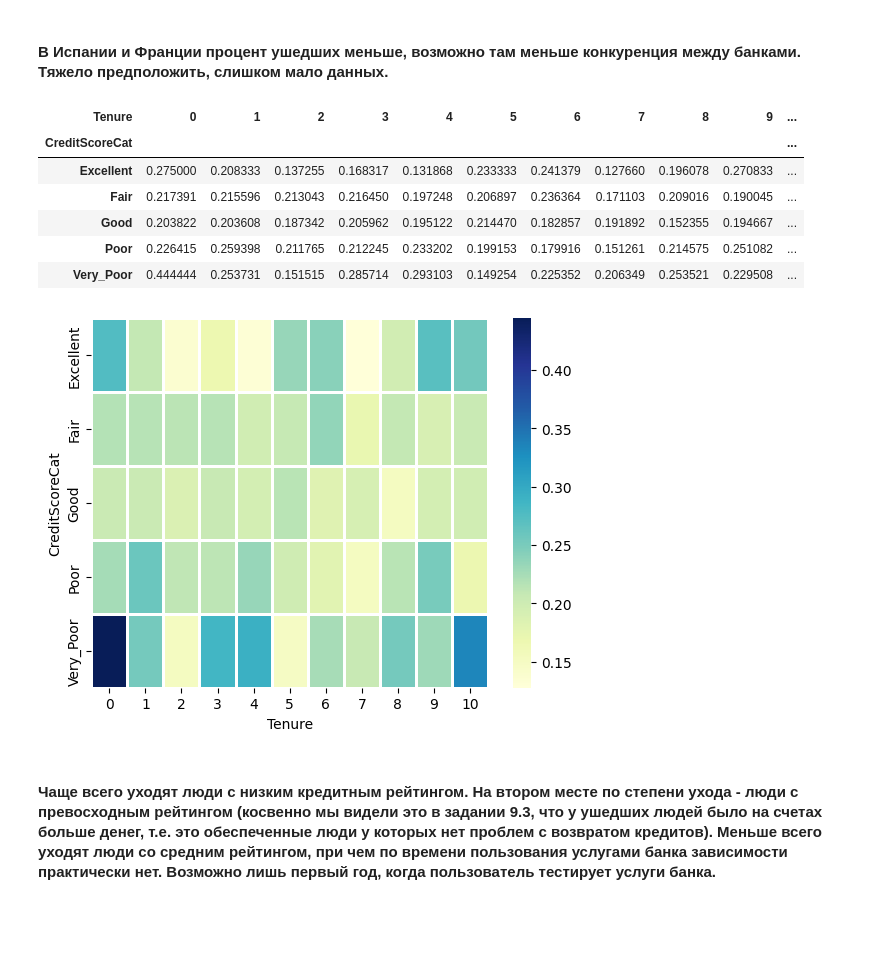
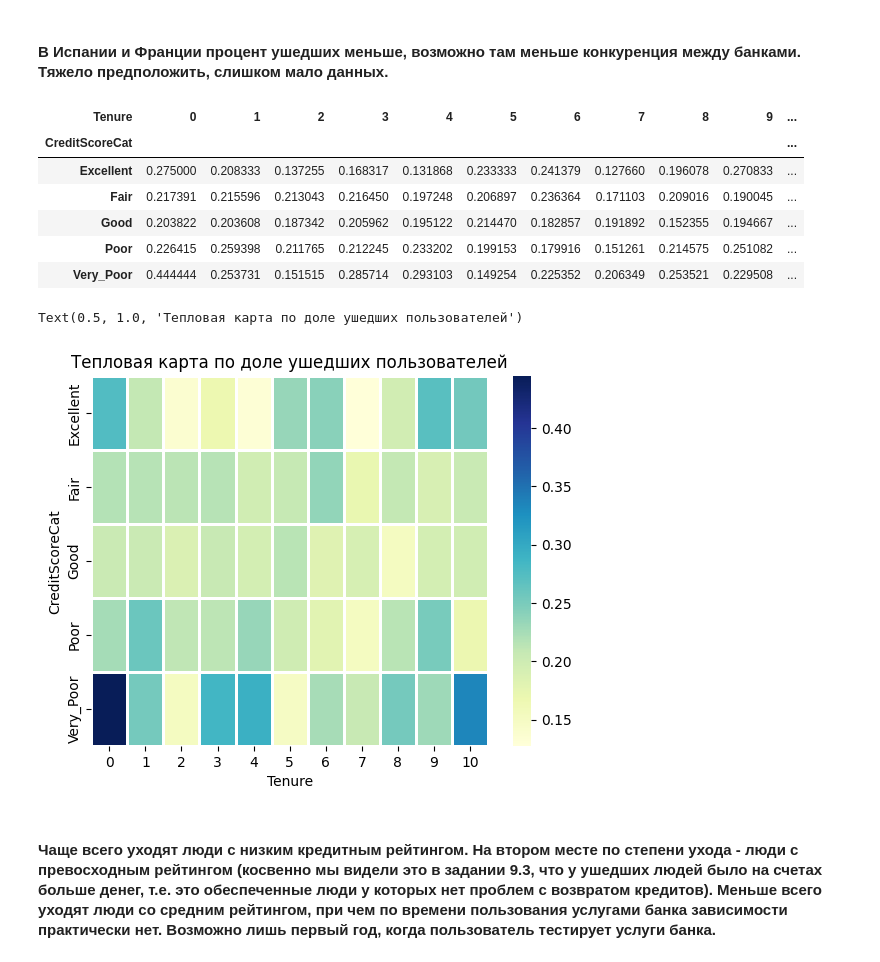
Before and after one commit to vinokurov07/vin, a Jupyter notebook: SkillFactory/PY-13. Визуализация данных/Unit 9_Practice.ipynb, the cells around one changed output. Saved outputs shown, nothing was run; the diff lists cells and outputs as text; code cells hidden in the pictures; blank space fills up the shorter version.

```diff
--- a/SkillFactory/PY-13. Визуализация данных/Unit 9_Practice.ipynb
+++ b/SkillFactory/PY-13. Визуализация данных/Unit 9_Practice.ipynb
@@ -224,34 +232,36 @@ def get_credit_score_cat(credit_score):
         return "Good"
     elif credit_score >= 781 and credit_score < 851:
         return "Excellent"
     elif credit_score >= 851:
         return "Top"
     elif credit_score < 300:
         return "Deep"
 credit_exited = pd.read_csv('data/churn.csv')
 credit_exited['CreditScoreCat'] = credit_exited['CreditScore'].apply(get_credit_score_cat)
 
 credit_tenure_pivot = credit_exited.pivot_table(
     values='Exited',
     index='CreditScoreCat',
     columns='Tenure',
     aggfunc='mean'
 )
 display(credit_tenure_pivot)
 fig = sns.heatmap(
     credit_tenure_pivot,
     linewidth=1,
     #linecolor='w',
-    cmap='YlGnBu'
+    cmap='YlGnBu',
 )
+fig.set_title('Тепловая карта по доле ушедших пользователей')
 # %% [output]
 | Tenure | 0 | 1 | 2 | 3 | 4 | 5 | 6 | 7 | 8 | 9 | ... |
 | CreditScoreCat |  |  |  |  |  |  |  |  |  |  | ... |
 | Excellent | 0.275000 | 0.208333 | 0.137255 | 0.168317 | 0.131868 | 0.233333 | 0.241379 | 0.127660 | 0.196078 | 0.270833 | ... |
 | Fair | 0.217391 | 0.215596 | 0.213043 | 0.216450 | 0.197248 | 0.206897 | 0.236364 | 0.171103 | 0.209016 | 0.190045 | ... |
 | Good | 0.203822 | 0.203608 | 0.187342 | 0.205962 | 0.195122 | 0.214470 | 0.182857 | 0.191892 | 0.152355 | 0.194667 | ... |
 | Poor | 0.226415 | 0.259398 | 0.211765 | 0.212245 | 0.233202 | 0.199153 | 0.179916 | 0.151261 | 0.214575 | 0.251082 | ... |
 | Very_Poor | 0.444444 | 0.253731 | 0.151515 | 0.285714 | 0.293103 | 0.149254 | 0.225352 | 0.206349 | 0.253521 | 0.229508 | ... |
+Text(0.5, 1.0, 'Тепловая карта по доле ушедших пользователей')
-[figure, old version]
+[figure, new version]
 # %% [markdown]
 #### Чаще всего уходят люди с низким кредитным рейтингом. На втором месте по степени ухода - люди с превосходным рейтингом (косвенно мы видели это в задании 9.3, что у ушедших людей было на счетах больше денег, т.е. это обеспеченные люди у которых нет проблем с возвратом кредитов). Меньше всего уходят люди со средним рейтингом, при чем по времени пользования услугами банка зависимости практически нет. Возможно лишь первый год, когда пользователь тестирует услуги банка.
```
Also changed, not shown: parts of 3 cells of this notebook.
